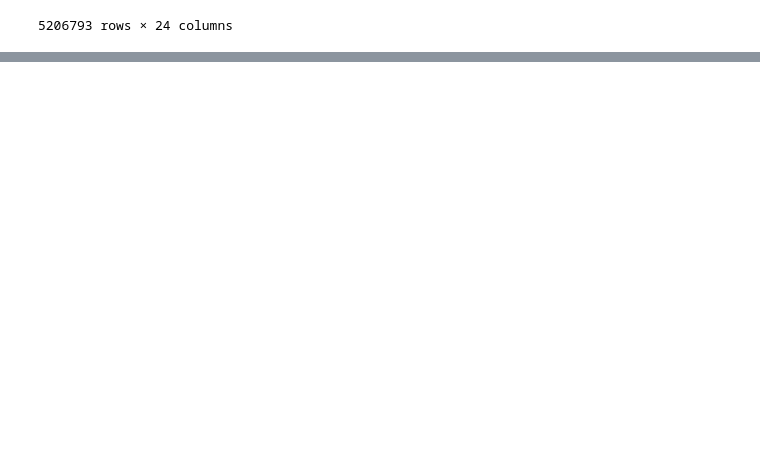
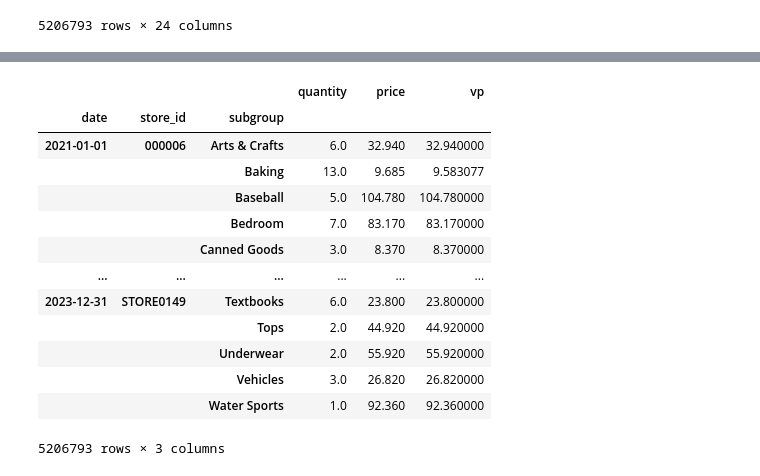
Before and after one commit to Emiliano-Torres/proyecto_eci, a Jupyter notebook: DataProcessing.ipynb, the cells around one changed output, grey strips where cells are left out. Drawn from its saved outputs; the diff is of its cells as text; code cells hidden in the pictures; blank space fills up the shorter version.

```diff
--- a/DataProcessing.ipynb
+++ b/DataProcessing.ipynb
@@ -872,0 +877,3 @@ ventas
+# %%
+from DataLoader import leer_csv
+ventas=leer_csv("eci_transactions.csv")
@@ -872,0 +896,21 @@ ventas
+# %%
+ventas["quantity"]=ventas["total_sales"]//ventas["price"]
+ventas["vp"]=ventas["quantity"]*ventas["price"]
+ventas=ventas.groupby(["date","store_id","subgroup"]).agg({"quantity":"sum","price":"mean","vp":"sum"})
+ventas["vp"]=ventas["vp"]/ventas["quantity"]
+ventas
+# %% [output]
+|  |  |  | quantity | price | vp |
+| date | store_id | subgroup |  |  |  |
+| 2021-01-01 | 000006 | Arts & Crafts | 6.0 | 32.940 | 32.940000 |
+|  |  | Baking | 13.0 | 9.685 | 9.583077 |
+|  |  | Baseball | 5.0 | 104.780 | 104.780000 |
+|  |  | Bedroom | 7.0 | 83.170 | 83.170000 |
+|  |  | Canned Goods | 3.0 | 8.370 | 8.370000 |
+| ... | ... | ... | ... | ... | ... |
+| 2023-12-31 | STORE0149 | Textbooks | 6.0 | 23.800 | 23.800000 |
+|  |  | Tops | 2.0 | 44.920 | 44.920000 |
+|  |  | Underwear | 2.0 | 55.920 | 55.920000 |
+|  |  | Vehicles | 3.0 | 26.820 | 26.820000 |
+|  |  | Water Sports | 1.0 | 92.360 | 92.360000 |
+5206793 rows × 3 columns
```
Also changed, not shown: parts of 4 cells of this notebook, 3 other files.
